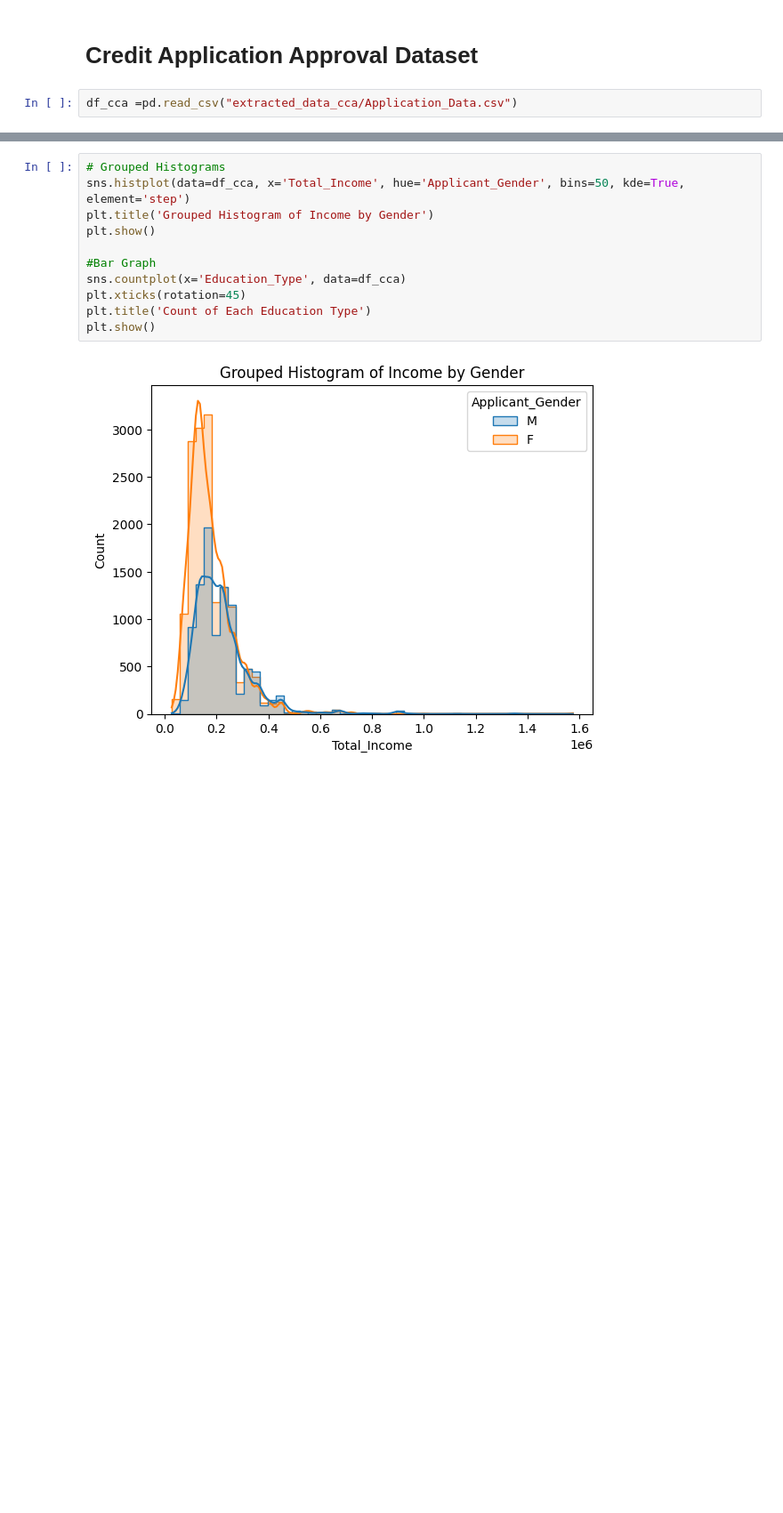
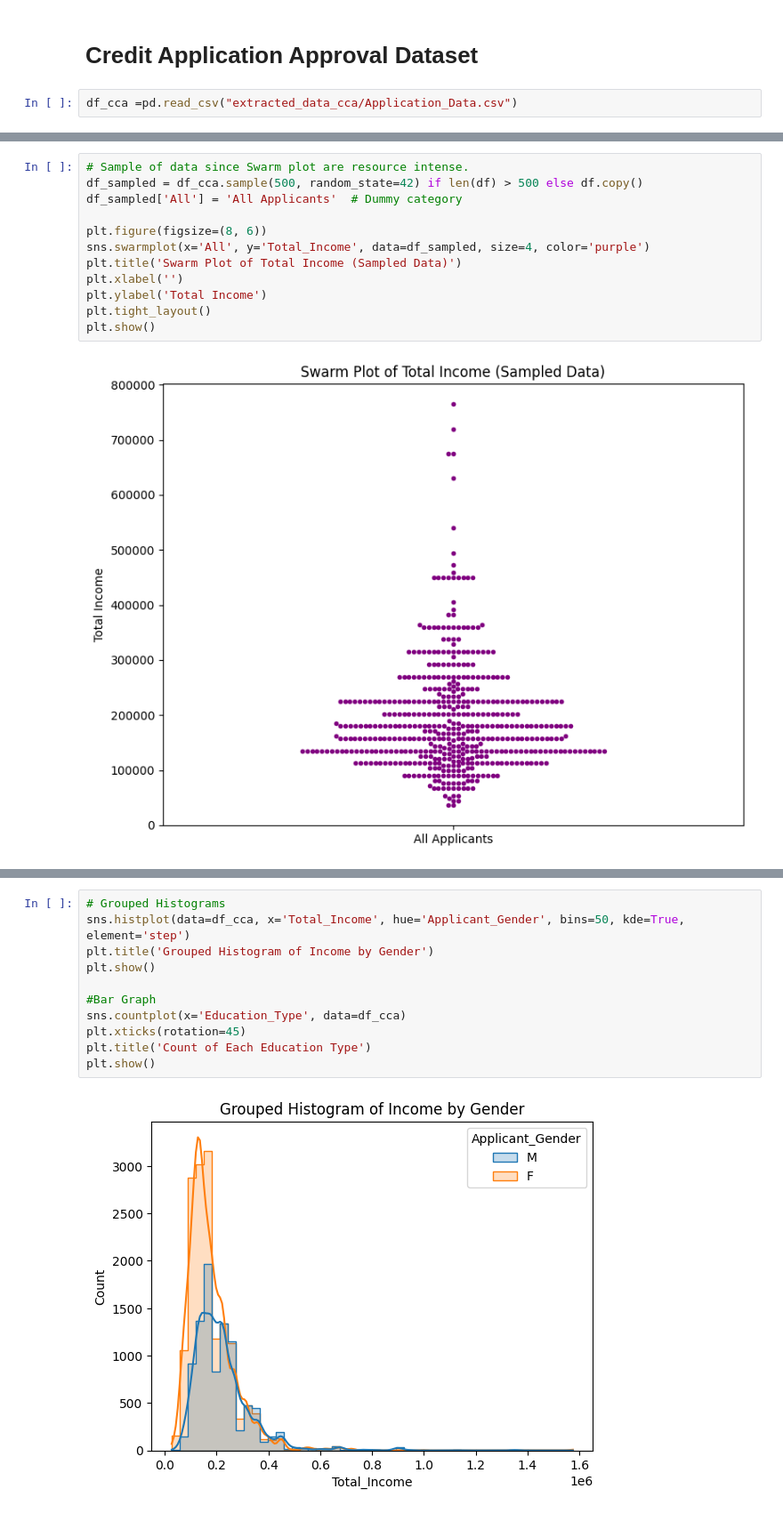
Before and after one commit to nicholasta18/OMDSMODB2Assignments, a Jupyter notebook: OMDS_MODB2_Week4_Ta_Nicholas.ipynb, the cells around one changed output, grey strips where cells are left out. Shown at 89% size. Cells and saved outputs as stored; diff of their text form; blank space fills up the shorter version.

```diff
--- a/OMDS_MODB2_Week4_Ta_Nicholas.ipynb
+++ b/OMDS_MODB2_Week4_Ta_Nicholas.ipynb
@@ -348,0 +390,14 @@ df_cca =pd.read_csv("extracted_data_cca/Application_Data.csv")
+# %%
+# Sample of data since Swarm plot are resource intense.
+df_sampled = df_cca.sample(500, random_state=42) if len(df) > 500 else df.copy()
+df_sampled['All'] = 'All Applicants'  # Dummy category
+
+plt.figure(figsize=(8, 6))
+sns.swarmplot(x='All', y='Total_Income', data=df_sampled, size=4, color='purple')
+plt.title('Swarm Plot of Total Income (Sampled Data)')
+plt.xlabel('')
+plt.ylabel('Total Income')
+plt.tight_layout()
+plt.show()
+# %% [output]
+[figure, added]
```
Also changed, not shown: parts of 6 cells of this notebook, 2 other files.
